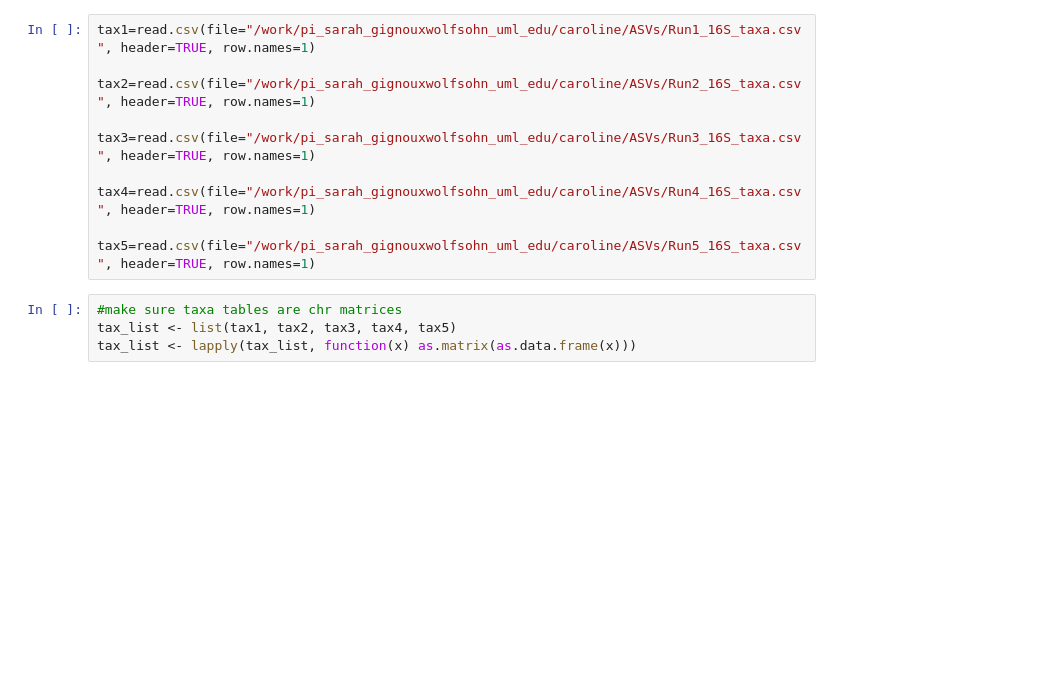
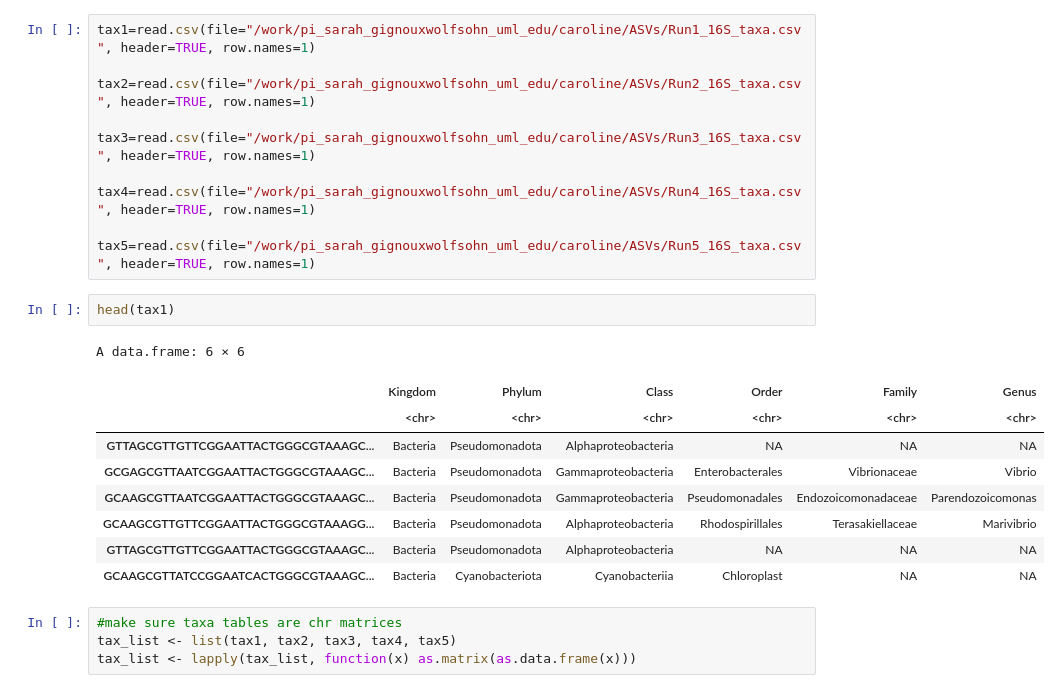
Before and after one commit to cdesouza02/BEL_16S_ITS2, a Jupyter notebook: BEL_16S_outputs/physeq_taxa16S.ipynb, the cells around one changed output. Drawn from its saved outputs; the diff is of its cells as text; blank space fills up the shorter version.

```diff
--- a/BEL_16S_outputs/physeq_taxa16S.ipynb
+++ b/BEL_16S_outputs/physeq_taxa16S.ipynb
@@ -77,6 +81,18 @@ tax3=read.csv(file="/work/pi_sarah_gignouxwolfsohn_uml_edu/caroline/ASVs/Run3_16
 tax4=read.csv(file="/work/pi_sarah_gignouxwolfsohn_uml_edu/caroline/ASVs/Run4_16S_taxa.csv", header=TRUE, row.names=1)
 
 tax5=read.csv(file="/work/pi_sarah_gignouxwolfsohn_uml_edu/caroline/ASVs/Run5_16S_taxa.csv", header=TRUE, row.names=1)
+# %%
+head(tax1)
+# %% [output]
+A data.frame: 6 × 6
+|  | Kingdom | Phylum | Class | Order | Family | Genus |
+|  | <chr> | <chr> | <chr> | <chr> | <chr> | <chr> |
+| GTTAGCGTTGTTCGGAATTACTGGGCGTAAAGC... | Bacteria | Pseudomonadota | Alphaproteobacteria | NA | NA | NA |
+| GCGAGCGTTAATCGGAATTACTGGGCGTAAAGC... | Bacteria | Pseudomonadota | Gammaproteobacteria | Enterobacterales | Vibrionaceae | Vibrio |
+| GCAAGCGTTAATCGGAATTACTGGGCGTAAAGC... | Bacteria | Pseudomonadota | Gammaproteobacteria | Pseudomonadales | Endozoicomonadaceae | Parendozoicomonas |
+| GCAAGCGTTGTTCGGAATTACTGGGCGTAAAGG... | Bacteria | Pseudomonadota | Alphaproteobacteria | Rhodospirillales | Terasakiellaceae | Marivibrio |
+| GTTAGCGTTGTTCGGAATTACTGGGCGTAAAGC... | Bacteria | Pseudomonadota | Alphaproteobacteria | NA | NA | NA |
+| GCAAGCGTTATCCGGAATCACTGGGCGTAAAGC... | Bacteria | Cyanobacteriota | Cyanobacteriia | Chloroplast | NA | NA |
 # %%
 #make sure taxa tables are chr matrices
 tax_list <- list(tax1, tax2, tax3, tax4, tax5)
```
Also changed, not shown: parts of 12 cells of this notebook, 2 other files.
